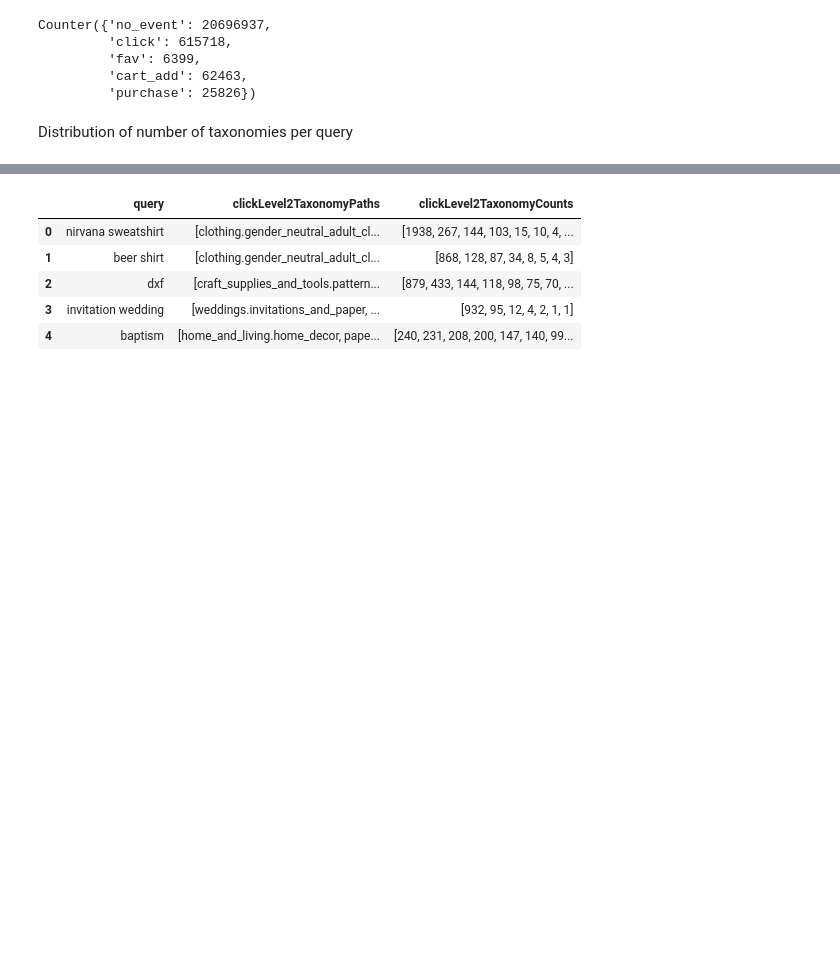
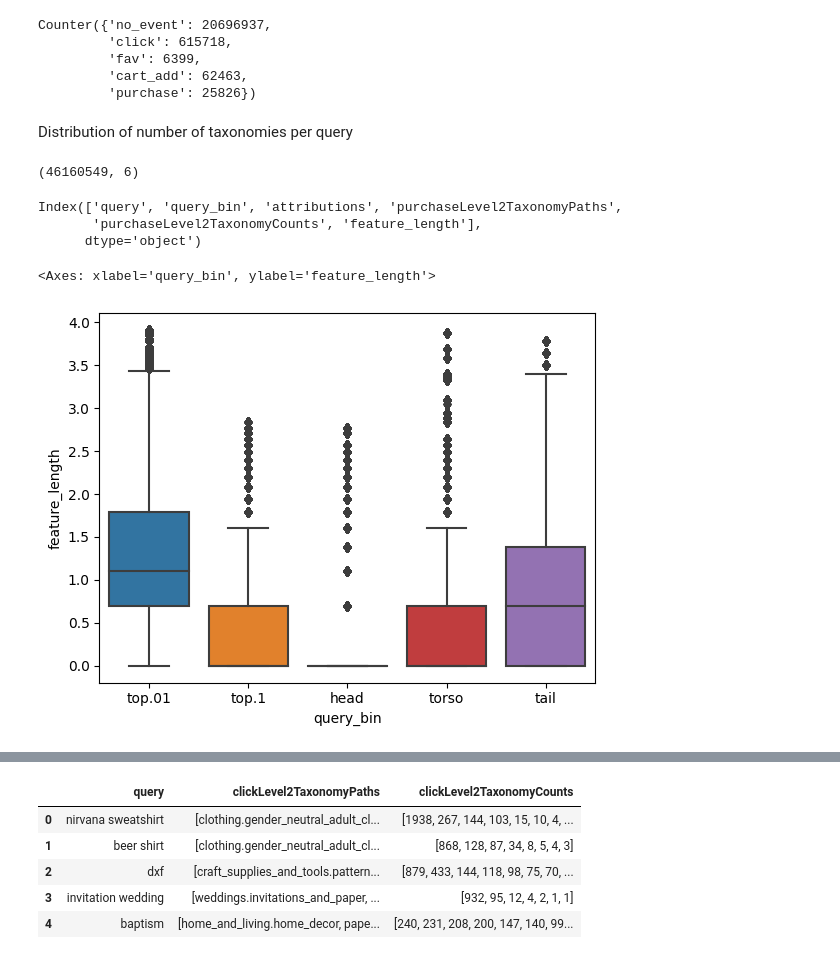
Before and after one commit to yqngzh/yzhang-adhoc-analysis, a Jupyter notebook: 2023Q3_query_taxonomy/1_taxo_diversity_data_understanding.ipynb, the cells around one changed output, grey strips where cells are left out. Drawn from its saved outputs; the diff is of its cells as text; code cells hidden in the pictures; blank space fills up the shorter version.

```diff
--- a/2023Q3_query_taxonomy/1_taxo_diversity_data_understanding.ipynb
+++ b/2023Q3_query_taxonomy/1_taxo_diversity_data_understanding.ipynb
@@ -157,3 +166,13 @@ Counter({'no_event': 20696937,
 Distribution of number of taxonomies per query
 # %%
 df['feature_length'] = df.purchaseLevel2TaxonomyPaths.apply(lambda x: len(x))
+# %%
+df.shape
+# %% [output]
+(46160549, 6)
+# %%
+df.columns
+# %% [output]
+Index(['query', 'query_bin', 'attributions', 'purchaseLevel2TaxonomyPaths',
+       'purchaseLevel2TaxonomyCounts', 'feature_length'],
+      dtype='object')
@@ -160,3 +181,8 @@ df['feature_length'] = df.purchaseLevel2TaxonomyPaths.apply(lambda x: len(x))
+# %%
+sns.boxplot(x = df.query_bin, y=np.log(df.feature_length), order=["top.01", "top.1", "head", "torso", "tail"])
+# %% [output]
+<Axes: xlabel='query_bin', ylabel='feature_length'>
+[figure, added]
 # %%
 bins = [2, 3, 4, 5, 6, 10, 20, 50, 100]
 bin_labels = ["2", "3", "4", "5", "6-10", "10-20", "20-50", "50-100"]
```
Also changed, not shown: parts of 7 cells of this notebook, 3 other files.
